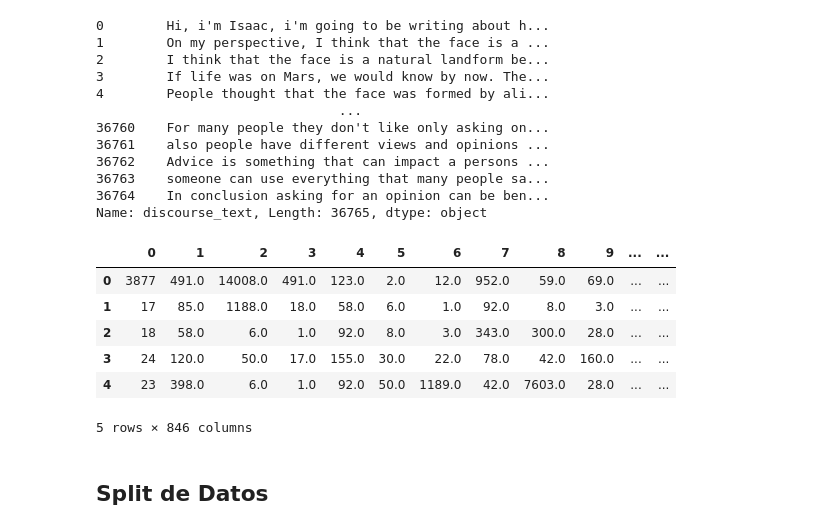
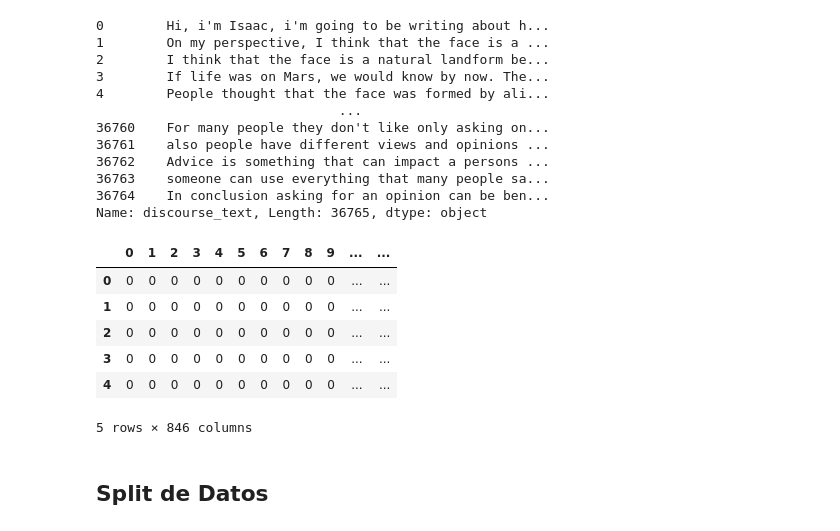
Before and after one commit to Diego-CB/DS-Proyecto, a Jupyter notebook: modelo/proyecto.ipynb, the cells around one changed output. Drawn from its saved outputs; the diff is of its cells as text; code cells hidden in the pictures.

```diff
--- a/modelo/proyecto.ipynb
+++ b/modelo/proyecto.ipynb
@@ -121,27 +121,28 @@ Name: discourse_text, Length: 36765, dtype: object
 # %%
 from tensorflow.keras.preprocessing.text import Tokenizer
 from tensorflow.keras.preprocessing.sequence import pad_sequences
+import numpy as np
 
 # Tokenizar las frases
 tokenizador = Tokenizer()
 tokenizador.fit_on_texts(texto_original)
 secuencias = tokenizador.texts_to_sequences(texto_original)
 
 # Rellenar (Pad) las secuencias para que tengan la misma longitud
-seceucias = pad_sequences(secuencias, padding='post')
+secuencias = pad_sequences(np.array(secuencias))
 # Dimensiones de entrada y salida de la capa de inscrustamiento
 
 long_vocab = len(tokenizador.word_index) + 1
 dim_incrustamiento = 2  # Representar cada palabra por un vector 2D
 
 pd.DataFrame(secuencias).head()
 # %% [output]
 |  | 0 | 1 | 2 | 3 | 4 | 5 | 6 | 7 | 8 | 9 | ... | ... |
-| 0 | 3877 | 491.0 | 14008.0 | 491.0 | 123.0 | 2.0 | 12.0 | 952.0 | 59.0 | 69.0 | ... | ... |
-| 1 | 17 | 85.0 | 1188.0 | 18.0 | 58.0 | 6.0 | 1.0 | 92.0 | 8.0 | 3.0 | ... | ... |
-| 2 | 18 | 58.0 | 6.0 | 1.0 | 92.0 | 8.0 | 3.0 | 343.0 | 300.0 | 28.0 | ... | ... |
-| 3 | 24 | 120.0 | 50.0 | 17.0 | 155.0 | 30.0 | 22.0 | 78.0 | 42.0 | 160.0 | ... | ... |
-| 4 | 23 | 398.0 | 6.0 | 1.0 | 92.0 | 50.0 | 1189.0 | 42.0 | 7603.0 | 28.0 | ... | ... |
+| 0 | 0 | 0 | 0 | 0 | 0 | 0 | 0 | 0 | 0 | 0 | ... | ... |
+| 1 | 0 | 0 | 0 | 0 | 0 | 0 | 0 | 0 | 0 | 0 | ... | ... |
+| 2 | 0 | 0 | 0 | 0 | 0 | 0 | 0 | 0 | 0 | 0 | ... | ... |
+| 3 | 0 | 0 | 0 | 0 | 0 | 0 | 0 | 0 | 0 | 0 | ... | ... |
+| 4 | 0 | 0 | 0 | 0 | 0 | 0 | 0 | 0 | 0 | 0 | ... | ... |
 5 rows × 846 columns
 # %% [markdown]
 ## Split de Datos
```
Also changed, not shown: parts of 7 cells of this notebook.
